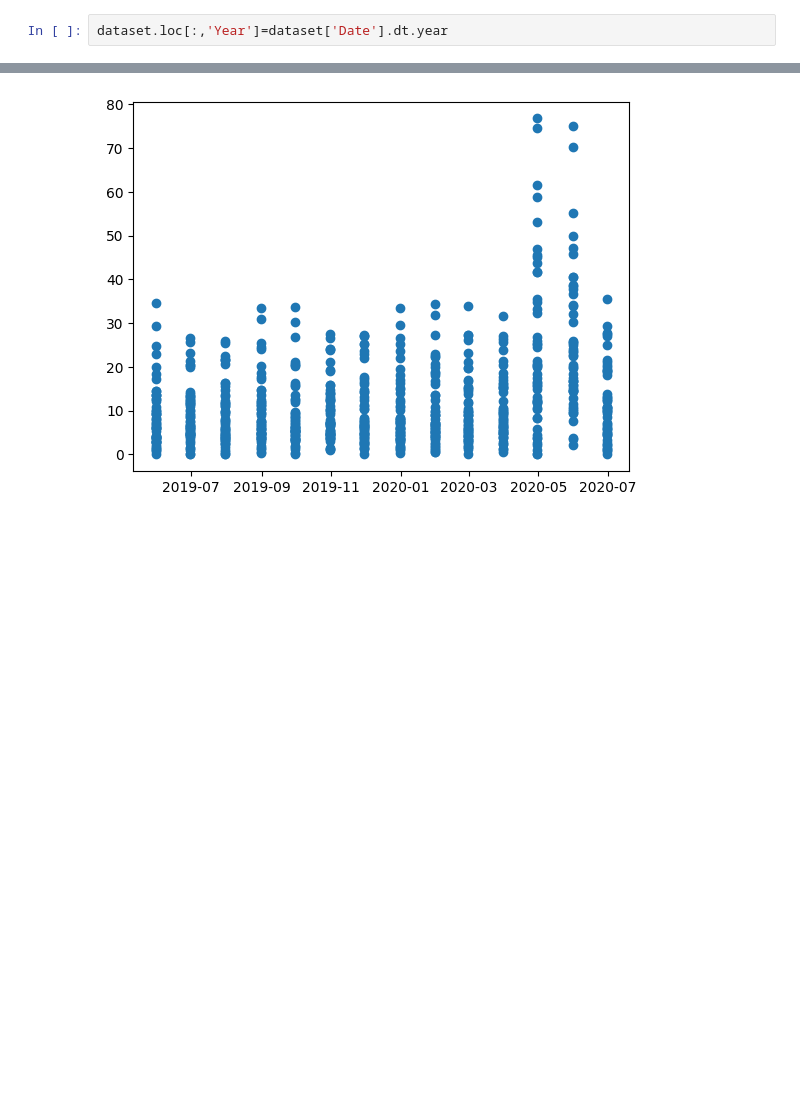
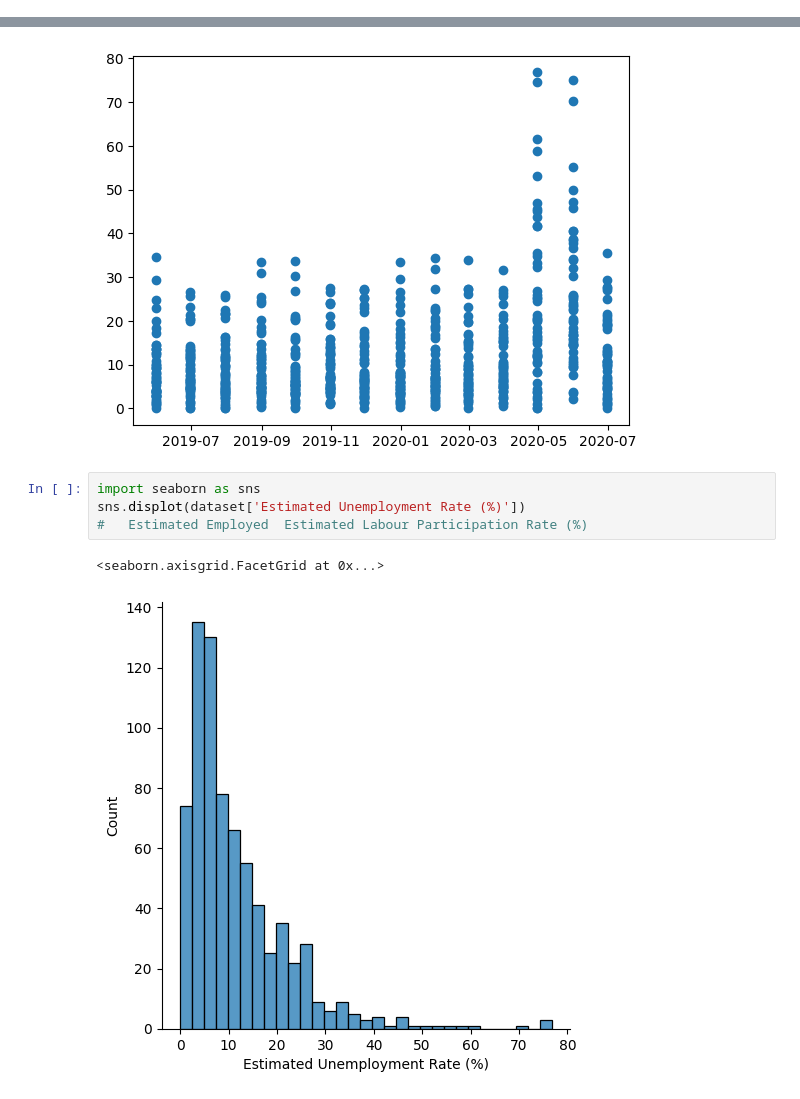
Before and after one commit to IMANETATA/CodeAlpha, a Jupyter notebook: Unemployment_Analysis.ipynb, the cells around one changed output, grey strips where cells are left out. Saved outputs shown, nothing was run; the diff lists cells and outputs as text; blank space fills up the shorter version.

```diff
--- a/Unemployment_Analysis.ipynb
+++ b/Unemployment_Analysis.ipynb
@@ -92,5 +92,3 @@ dataset.describe(include='all')
 | max | NaN | NaN | NaN | 76.740000 | 4.577751e+07 | 72.570000 | NaN |
 # %%
 dataset.loc[:,'Date'] = pd.to_datetime(dataset['Date'])
-# %%
-dataset.loc[:,'Year']=dataset['Date'].dt.year
@@ -188,3 +164,10 @@ plt.scatter(dataset['Date'],dataset['Estimated Unemployment Rate (%)'])
 plt.show()
 # %% [output]
 [figure]
+# %%
+import seaborn as sns
+sns.displot(dataset['Estimated Unemployment Rate (%)'])
+#	Estimated Employed	Estimated Labour Participation Rate (%)
+# %% [output]
+<seaborn.axisgrid.FacetGrid at 0x...>
+[figure, added]
```
Also changed, not shown: parts of 8 cells of this notebook.
